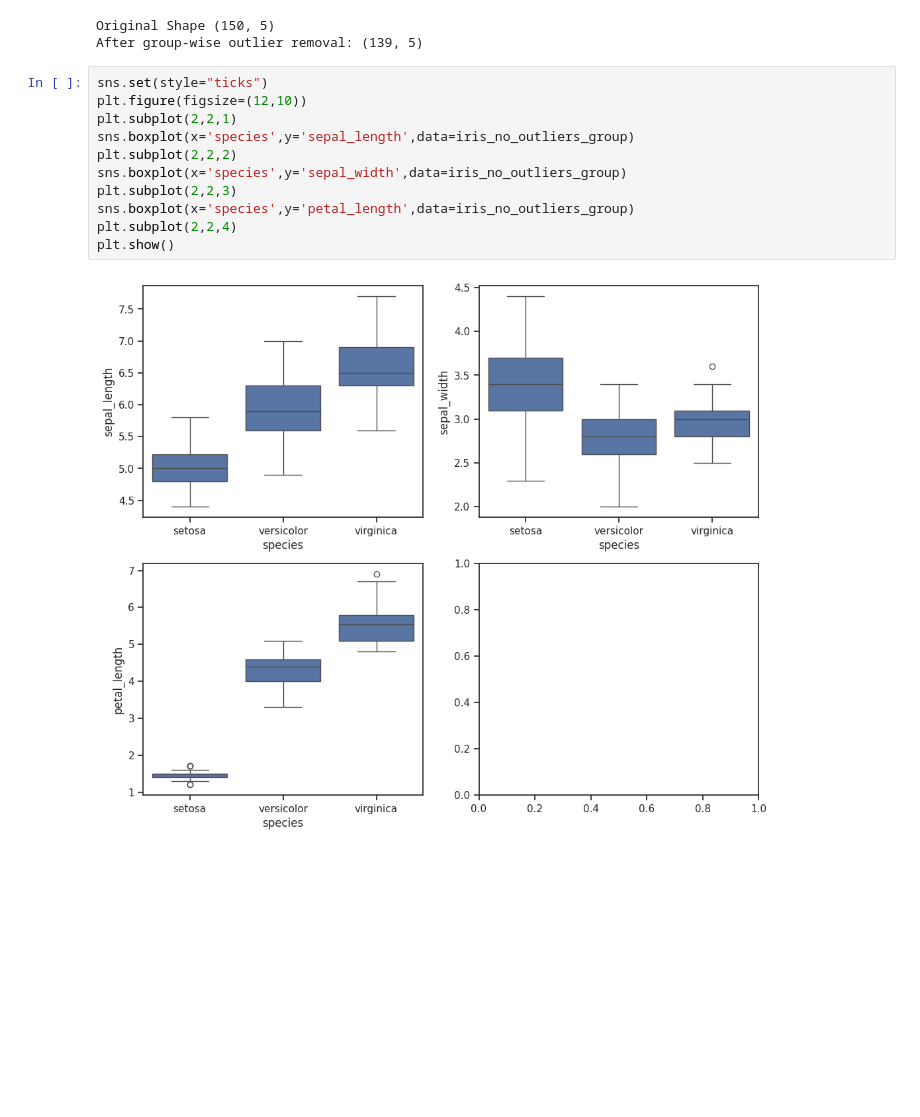
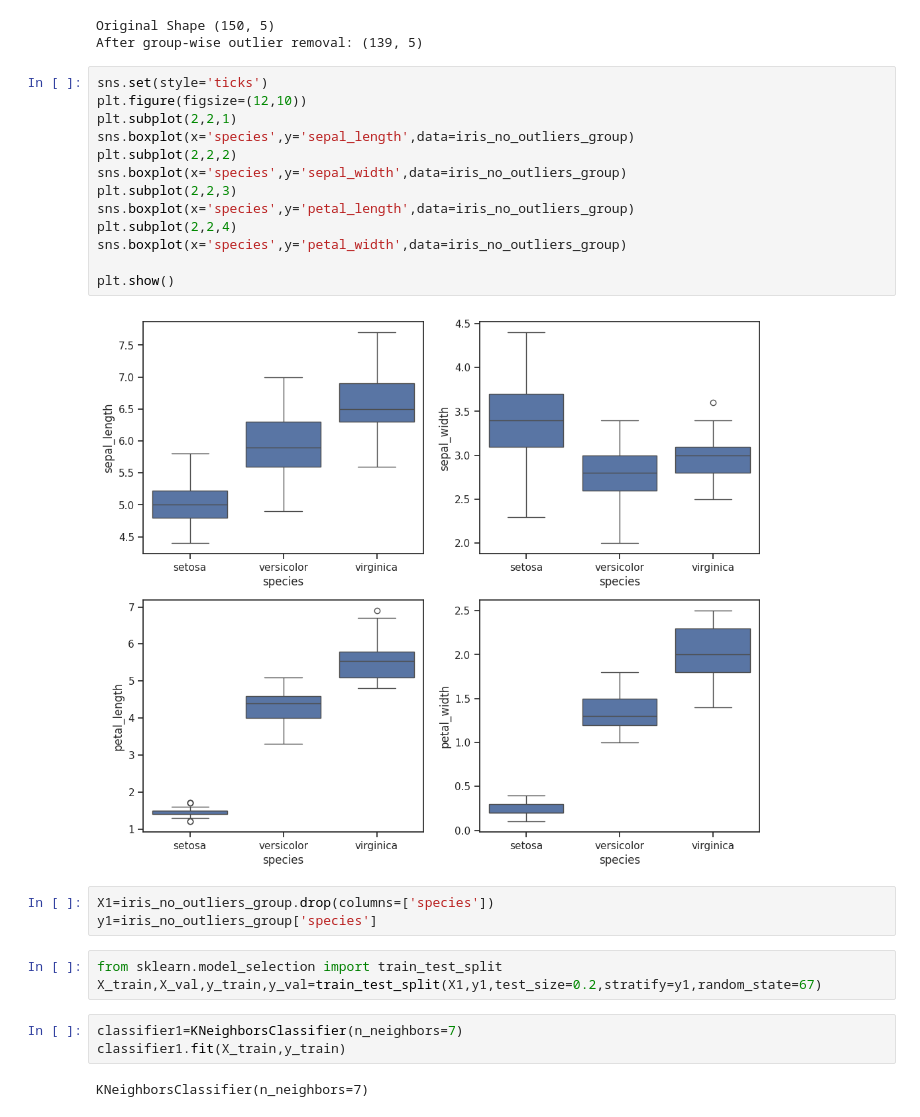
Before and after one commit to anmolS-1104/SML, a Jupyter notebook: SML /Exp 5(K-NN).ipynb, the cells around one changed output. Drawn from its saved outputs; the diff is of its cells as text; blank space fills up the shorter version.

```diff
--- a/SML /Exp 5(K-NN).ipynb
+++ b/SML /Exp 5(K-NN).ipynb
@@ -157,15 +159,28 @@ print("After group-wise outlier removal:",iris_no_outliers_group.shape)
 Original Shape (150, 5)
 After group-wise outlier removal: (139, 5)
 # %%
-sns.set(style="ticks")
+sns.set(style='ticks')
 plt.figure(figsize=(12,10))
 plt.subplot(2,2,1)
 sns.boxplot(x='species',y='sepal_length',data=iris_no_outliers_group)
 plt.subplot(2,2,2)
 sns.boxplot(x='species',y='sepal_width',data=iris_no_outliers_group)
 plt.subplot(2,2,3)
 sns.boxplot(x='species',y='petal_length',data=iris_no_outliers_group)
 plt.subplot(2,2,4)
+sns.boxplot(x='species',y='petal_width',data=iris_no_outliers_group)
+
 plt.show()
 # %% [output]
-[figure, old version]
+[figure, new version]
+# %%
+X1=iris_no_outliers_group.drop(columns=['species'])
+y1=iris_no_outliers_group['species']
+# %%
+from sklearn.model_selection import train_test_split
+X_train,X_val,y_train,y_val=train_test_split(X1,y1,test_size=0.2,stratify=y1,random_state=67)
+# %%
+classifier1=KNeighborsClassifier(n_neighbors=7)
+classifier1.fit(X_train,y_train)
+# %% [output]
+KNeighborsClassifier(n_neighbors=7)
```
Also changed, not shown: parts of 11 cells of this notebook, 2 other files.
